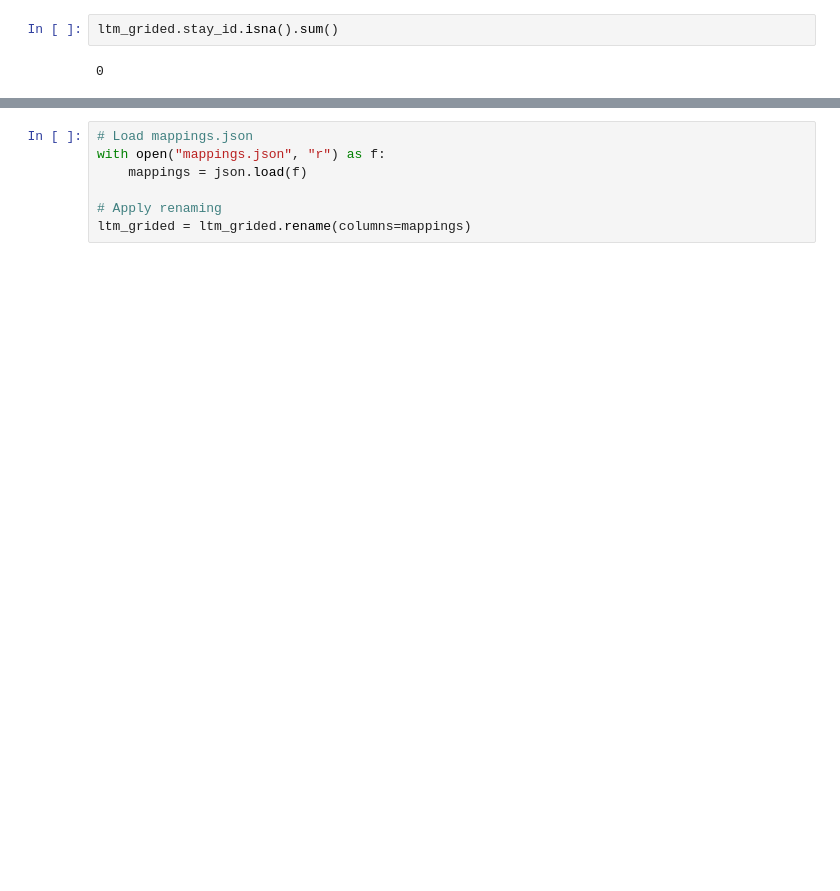
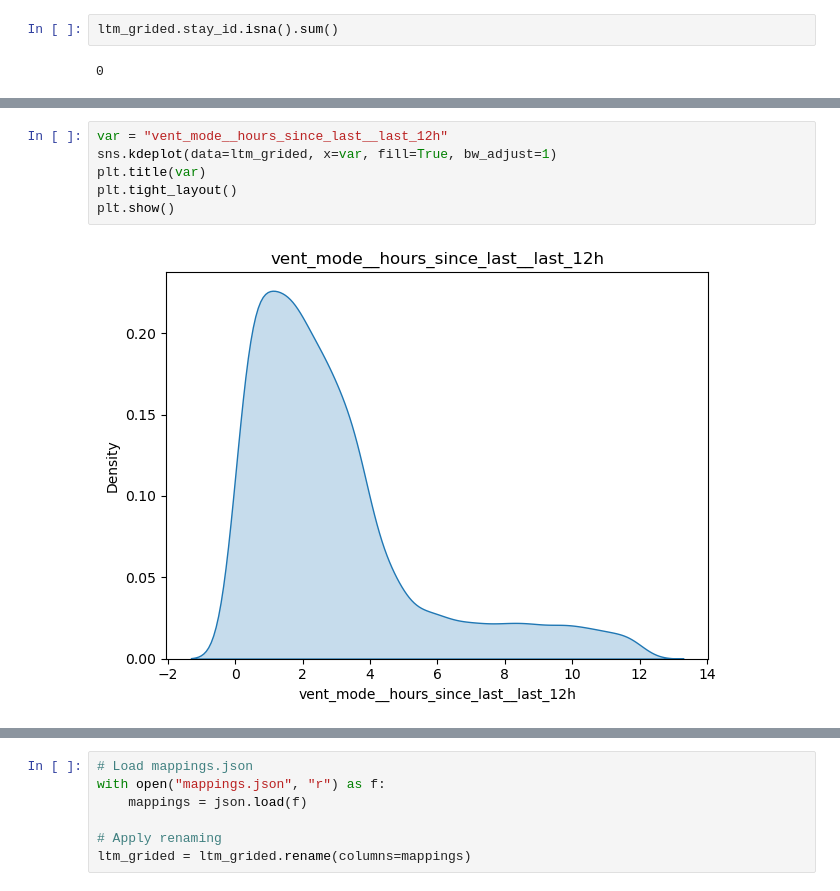
Before and after one commit to sagarsimha/Organizing-pipeline, a Jupyter notebook: Cleaning/3_organize.ipynb, the cells around one changed output, grey strips where cells are left out. Drawn from its saved outputs; the diff is of its cells as text; blank space fills up the shorter version.

```diff
--- a/Cleaning/3_organize.ipynb
+++ b/Cleaning/3_organize.ipynb
@@ -376,3 +607,11 @@ ltm_grided
+# %%
+var = "vent_mode__hours_since_last__last_12h"
+sns.kdeplot(data=ltm_grided, x=var, fill=True, bw_adjust=1)
+plt.title(var)
+plt.tight_layout()
+plt.show()
+# %% [output]
+[figure, added]
 # %%
 ltm_grided.loc[ltm_grided.stay_id=="mimic4-30002548"]
 # %% [output]
```
Also changed, not shown: parts of 55 cells of this notebook, 6 other files.
